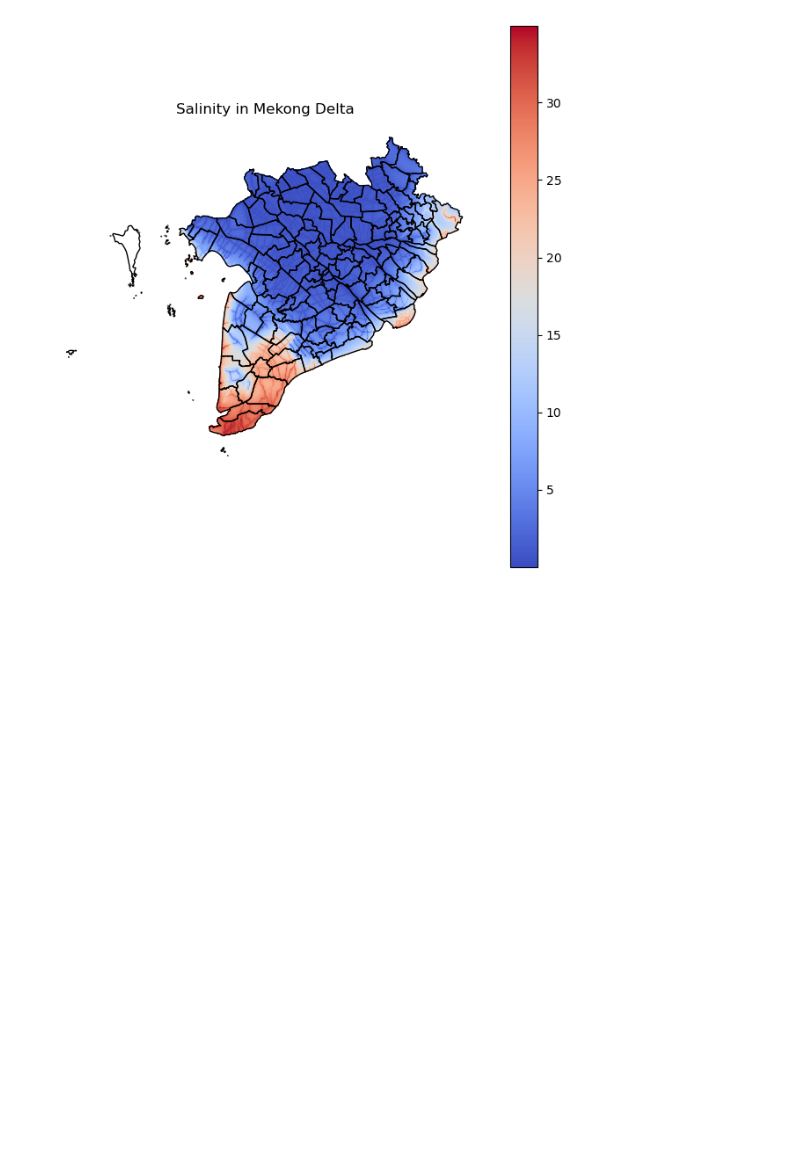
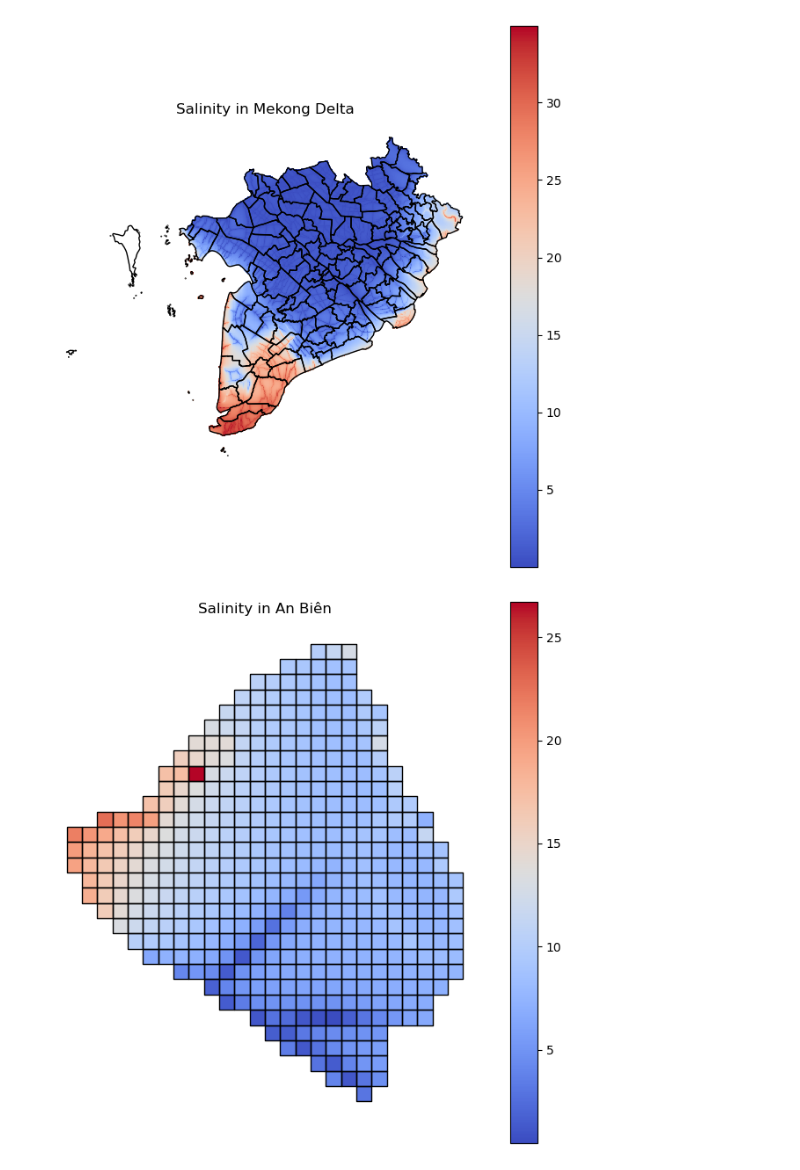
Before and after one commit to Juliettevanalst/Thesis, a Jupyter notebook: Model_Version3/Data/Combine_shapefiles.ipynb, the cells around one changed output. Drawn from its saved outputs; the diff is of its cells as text; code cells hidden in the pictures; blank space fills up the shorter version.

```diff
--- a/Model_Version3/Data/Combine_shapefiles.ipynb
+++ b/Model_Version3/Data/Combine_shapefiles.ipynb
@@ -107,3 +107,19 @@ plt.axis("off")
 plt.show()
 # %% [output]
 [figure]
+# %%
+district_name = "An Biên"
+district_gdf = salinity_per_commune[salinity_per_commune["District"] == district_name]
+
+import matplotlib.pyplot as plt
+
+import matplotlib.pyplot as plt
+
+fig, ax = plt.subplots(figsize=(8, 8))
+district_gdf.boundary.plot(ax=ax, color='black', linewidth=1)
+district_gdf.plot(ax=ax, column="Salinity", cmap="coolwarm", legend=True)
+plt.title(f"Salinity in {district_name}")
+plt.axis("off")
+plt.show()
+# %% [output]
+[figure, added]
```
Also changed, not shown: parts of 3 cells of this notebook, 6 other files.
